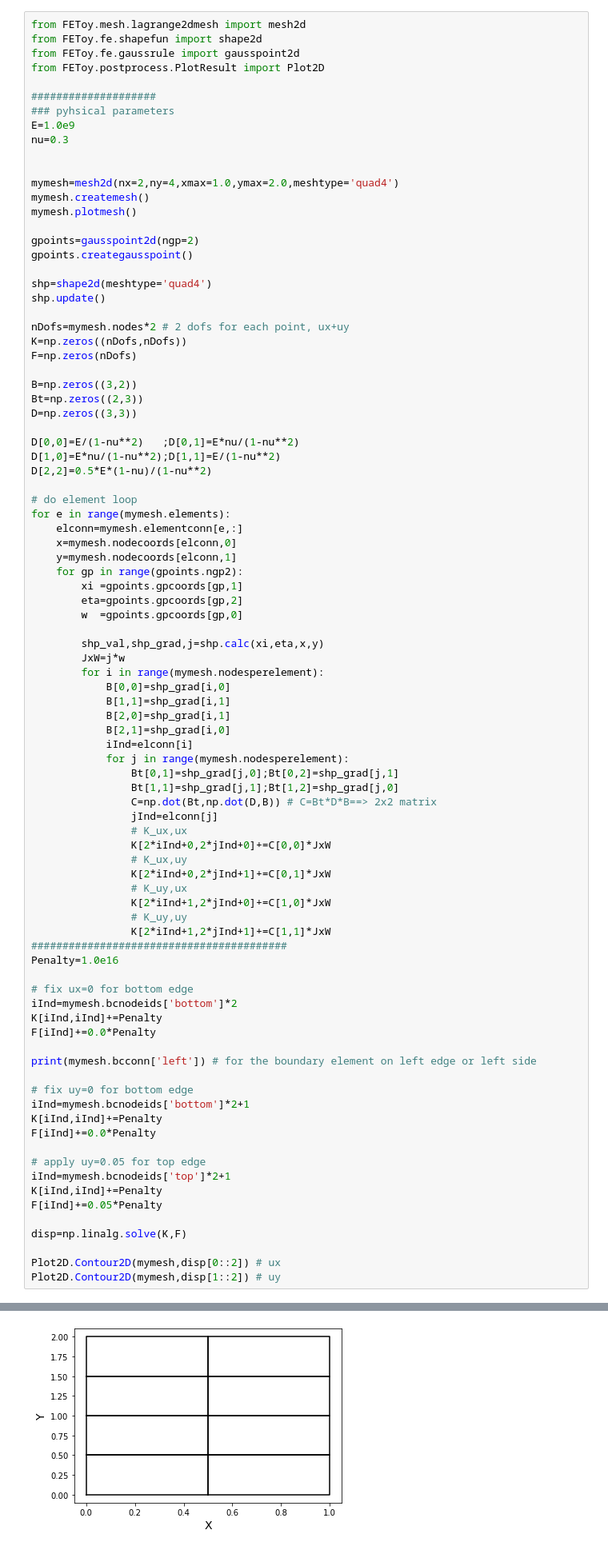
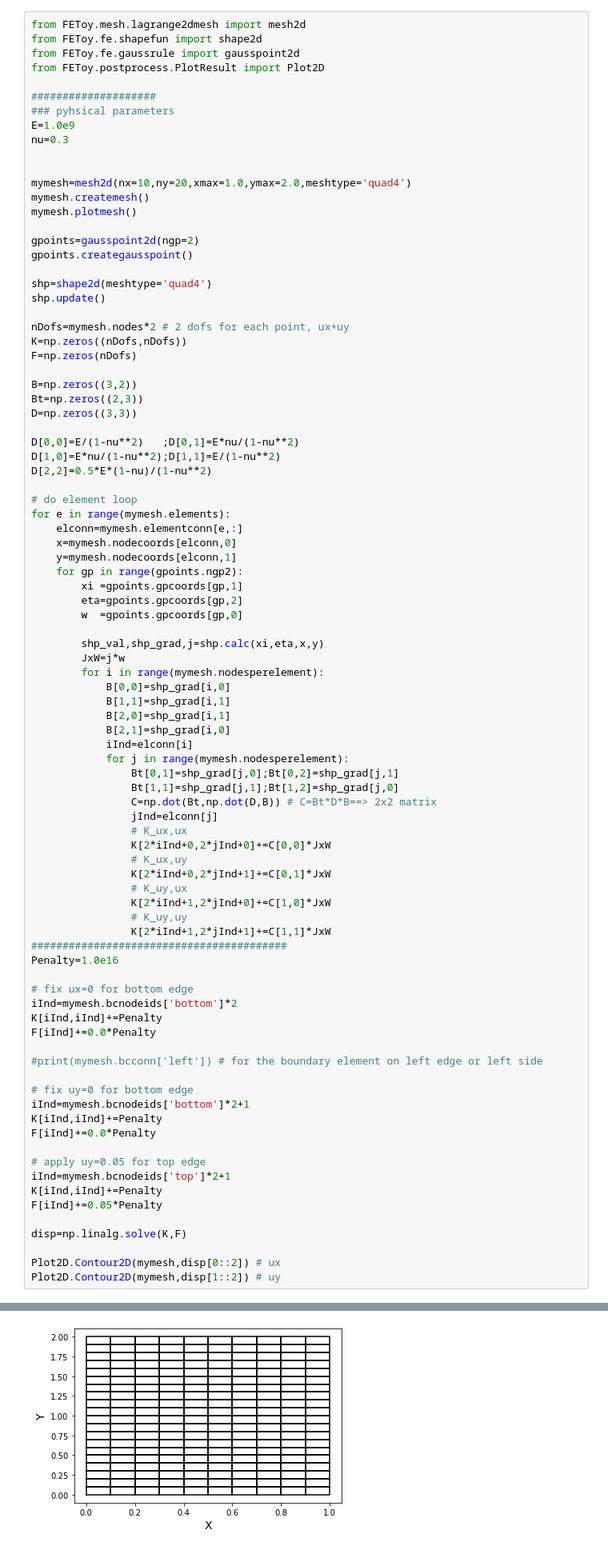
Before and after one commit to MatMechLab/FEMLecture, a Jupyter notebook: 4-LinearElasticity.ipynb, the cells around one changed output, grey strips where cells are left out. Shown at 80% size. Saved outputs shown, nothing was run; the diff lists cells and outputs as text.

```diff
--- a/4-LinearElasticity.ipynb
+++ b/4-LinearElasticity.ipynb
@@ -179,7 +179,7 @@ E=1.0e9
 nu=0.3
 
 
-mymesh=mesh2d(nx=2,ny=4,xmax=1.0,ymax=2.0,meshtype='quad4')
+mymesh=mesh2d(nx=10,ny=20,xmax=1.0,ymax=2.0,meshtype='quad4')
 mymesh.createmesh()
 mymesh.plotmesh()
 
@@ -240,7 +240,7 @@ iInd=mymesh.bcnodeids['bottom']*2
 K[iInd,iInd]+=Penalty
 F[iInd]+=0.0*Penalty
 
-print(mymesh.bcconn['left']) # for the boundary element on left edge or left side
+#print(mymesh.bcconn['left']) # for the boundary element on left edge or left side
 
 # fix uy=0 for bottom edge
 iInd=mymesh.bcnodeids['bottom']*2+1
@@ -264 +260 @@ Plot2D.Contour2D(mymesh,disp[1::2]) # uy
-[figure, old version]
+[figure, new version]
```
Also changed, not shown: parts of 2 cells of this notebook, 6 other files.
